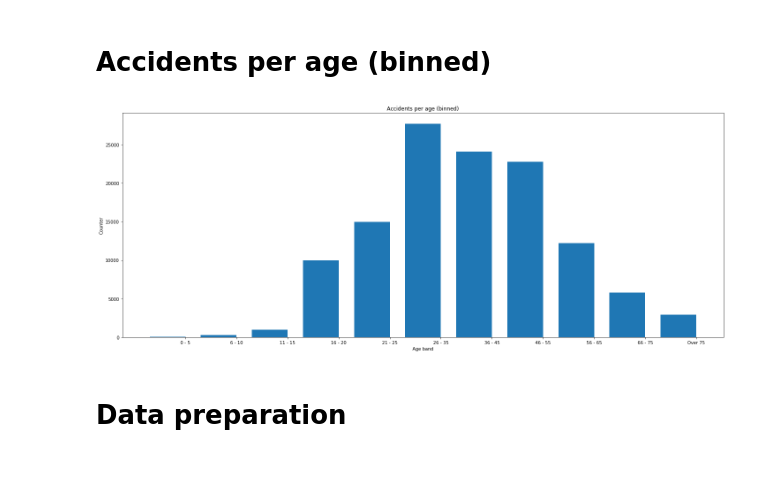
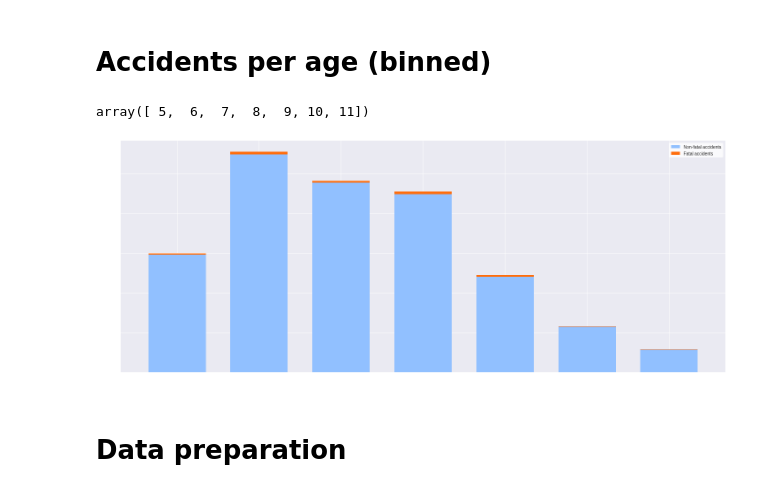
Before and after one commit to JakubCzerny/Social-data-analysis-and-visuzalization-project, a Jupyter notebook: utils/data_pre_analysis.ipynb, the cells around one changed output. Saved outputs shown, nothing was run; the diff lists cells and outputs as text; code cells hidden in the pictures.

```diff
--- a/utils/data_pre_analysis.ipynb
+++ b/utils/data_pre_analysis.ipynb
@@ -274,6 +290,10 @@ plt.show()
 [figure]
 # %% [markdown]
 # Accidents per age (binned)
+# %%
+bins
+# %% [output]
+array([ 5,  6,  7,  8,  9, 10, 11])
 # %%
 import numpy as np
 import random
@@ -282,42 +302,63 @@ from matplotlib import pyplot as plt
 import matplotlib.ticker as mtick
 %matplotlib inline
 
 labels = [
         "0 - 5",
         "6 - 10",
         "11 - 15",
         "16 - 20",
         "21 - 25",
         "26 - 35",
         "36 - 45",
         "46 - 55",
         "56 - 65",
         "66 - 75",
         "Over 75"]
 
+shift = 4
+labels = labels[shift:]
 bins = np.arange(1,(len(labels)+1))
+
 age_accidents_counter = dict((group,0) for group in bins)
+age_accidents_counter_fatal = dict((group,0) for group in bins)
 
 for accident in data.values():
     if accident.has_key('Age_Band_of_Driver'):
-        age = int(accident['Age_Band_of_Driver'])
-        if age != -1:
-            age_accidents_counter[age] += 1
+        age = int(accident['Age_Band_of_Driver']) - shift
+        if age > 0 and age != -1:
+            if int(accident['Accident_Severity']) == 1:
+                age_accidents_counter_fatal[age] += 1
+            else:
+                age_accidents_counter[age] += 1
 
 # Generate the plot
 width = 0.7
 indices = bins + 0.5
-plt.figure(figsize=(20,8))
+fig = plt.figure(figsize=(20,8))
+ax = fig.add_subplot(111)
 
-plt.bar(indices, age_accidents_counter.values(), width)
-plt.xticks(indices + width/2, labels, rotation='horizontal')
-plt.title("Accidents per age (binned)")
+p1 = plt.bar(indices, age_accidents_counter.values(), width, color='#91c0ff', label='Non-fatal accidents')
+p2 = plt.bar(indices, age_accidents_counter_fatal.values(), width,
+             bottom=age_accidents_counter.values(), color='#ff6d0c', label='Fatal accidents')
+
+plt.xticks(indices, labels, rotation='horizontal')
+# plt.title("Accidents per age (binned)")
 plt.xlabel('Age band')
 plt.ylabel('Counter')
+legend = ax.legend(loc='upper right')
+
+legend = plt.legend(frameon = 1)
+frame = legend.get_frame()
+frame.set_color('white')
+
+ax.xaxis.label.set_color('white')
+ax.yaxis.label.set_color('white')
+ax.tick_params(axis='x', colors='white')
+ax.tick_params(axis='y', colors='white')
 plt.tight_layout(h_pad=1.0)
-plt.show()
+plt.savefig('../docs/images/accidents-age-non-normalized.png', transparent=True)
 # %% [output]
-[figure, old version]
+[figure, new version]
 # %% [markdown]
 
 
```
Also changed, not shown: parts of 2 cells of this notebook, 2 other files.
